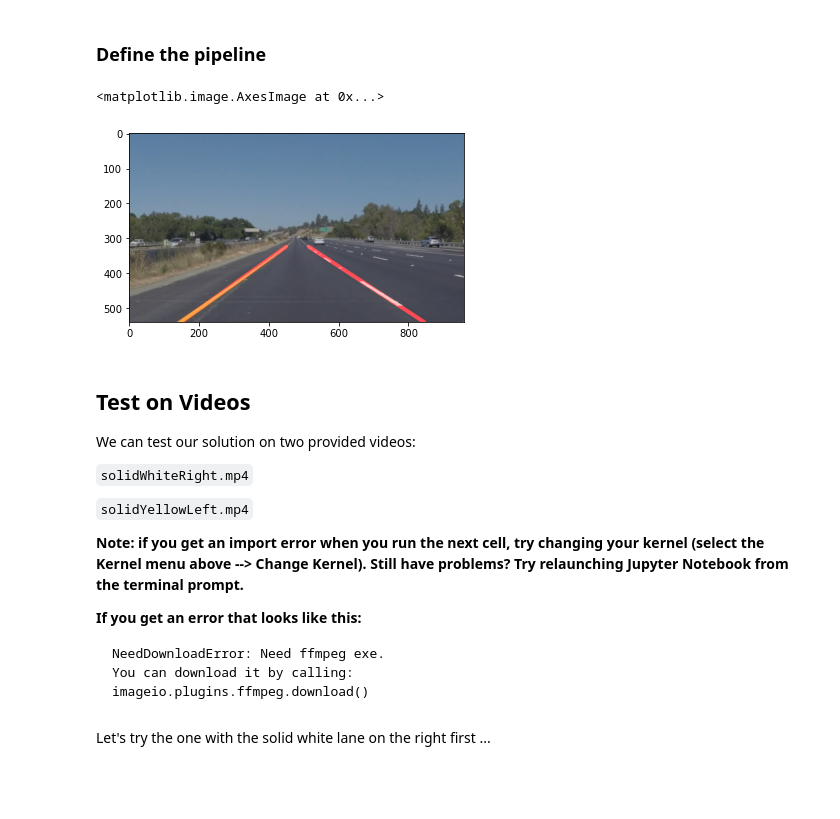
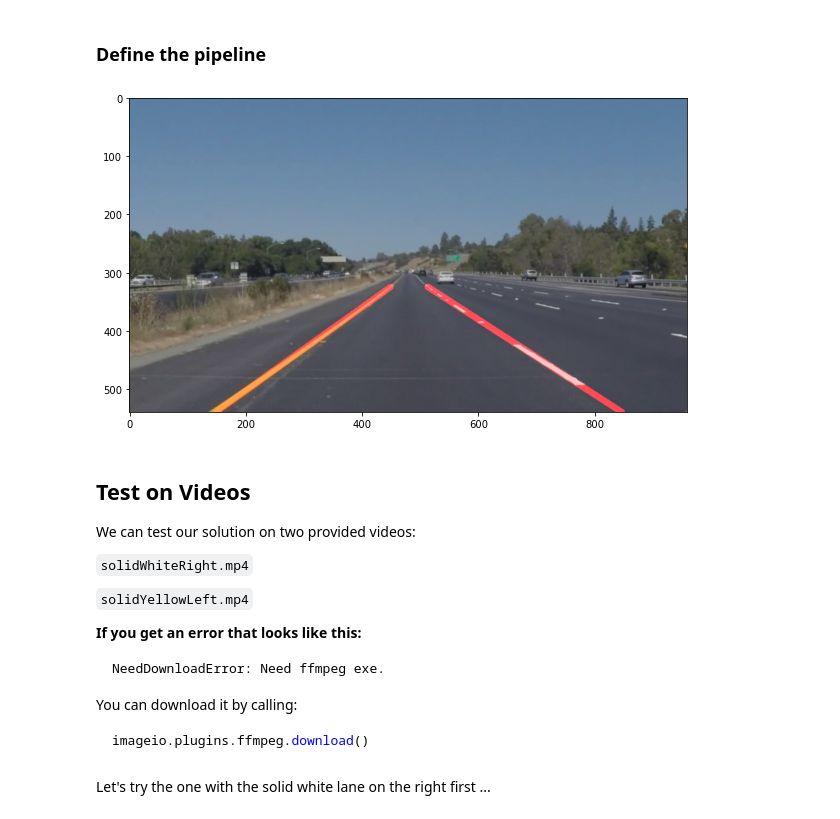
Before and after one commit to pietroventurini/Lane-Lines-Detection, a Jupyter notebook: Base_lane_lines_detection.ipynb, the cells around one changed output. Saved outputs shown, nothing was run; the diff lists cells and outputs as text; code cells hidden in the pictures; blank space fills up the shorter version.

````diff
--- a/Base_lane_lines_detection.ipynb
+++ b/Base_lane_lines_detection.ipynb
@@ -197,11 +197,22 @@ def draw_lines(img, lines, color=[255, 0, 0], thickness=10):
     if draw_left:
         cv2.line(img, (left_x1, y1), (left_x2, y2), color, thickness)
 
-def hough_lines(img, rho, theta, threshold, min_line_len, max_line_gap):
-    """
-    `img` should be the output of a Canny transform.
-
-    Returns an image with hough lines drawn.
+def hough_lines(img, rho=1, theta=np.pi/180, threshold=15, min_line_len=10, max_line_gap=20):
+    """ Returns an image with Hough lines drawn.
+    Parameters
+    ----------
+    img :
+        should be the output of a Canny transform.
+    rho : double
+        distance resolution in pixel of the Hough grid
+    theta : double
+        angular resolution in radians of the Hough grid
+    threshold : int
+        minimum num of intersection in a cell of the Hough grid
+    min_line_len : double
+        minimum num of pixels making up a line
+    max_line_gap : double
+        maximum gap between connectable line segments
     """
     lines = cv2.HoughLinesP(img, rho, theta, threshold, np.array([]), minLineLength=min_line_len, maxLineGap=max_line_gap)
     line_img = np.zeros((img.shape[0], img.shape[1], 3), dtype=np.uint8)
@@ -270,10 +267,10 @@ max_line_gap = 20 # maximum gap between connectable line segments
 ### Define the pipeline
 # %%
 def process_image(image):
-    # 1) convert to greyscale
+    # 1) convert to grayscale
     gray = grayscale(image)
     # 2) apply gaussian smoothing to reduce noise
-    blur_gray = gaussian_blur(image,kernel_size)
+    blur_gray = gaussian_blur(gray,kernel_size)
     # 3) detect edges using the Canny edge detector
     edges = canny(blur_gray, low_threshold, high_treshold)
     # 4) create masked edges a 4 sided polygon mask
@@ -286,12 +283,13 @@ def process_image(image):
     annotated_img = weighted_img(lines, image)
     return annotated_img
 # %%
-# Test an image
+# Test a single image
 annotated_image = process_image(mpimg.imread('test_images/solidYellowLeft.jpg'))
+plt.figure(figsize=(10,7))
 plt.imshow(annotated_image)
+plt.show()
 # %% [output]
-<matplotlib.image.AxesImage at 0x...>
-[figure, old version]
+[figure, new version]
 # %% [markdown]
 ## Test on Videos
 
@@ -301,12 +299,12 @@ We can test our solution on two provided videos:
 
 `solidYellowLeft.mp4`
 
-**Note: if you get an import error when you run the next cell, try changing your kernel (select the Kernel menu above --> Change Kernel). Still have problems? Try relaunching Jupyter Notebook from the terminal prompt.**
-
 **If you get an error that looks like this:**
 ```
 NeedDownloadError: Need ffmpeg exe.
+```
 You can download it by calling:
+```python
 imageio.plugins.ffmpeg.download()
 ```
 # %%
````
Also changed, not shown: parts of 5 cells of this notebook, 4 other files.
